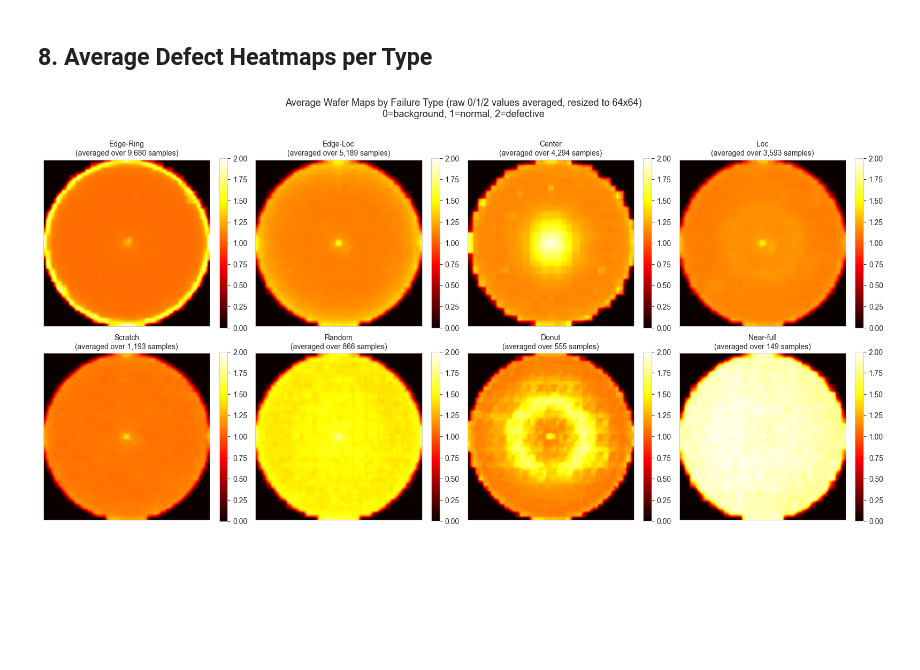
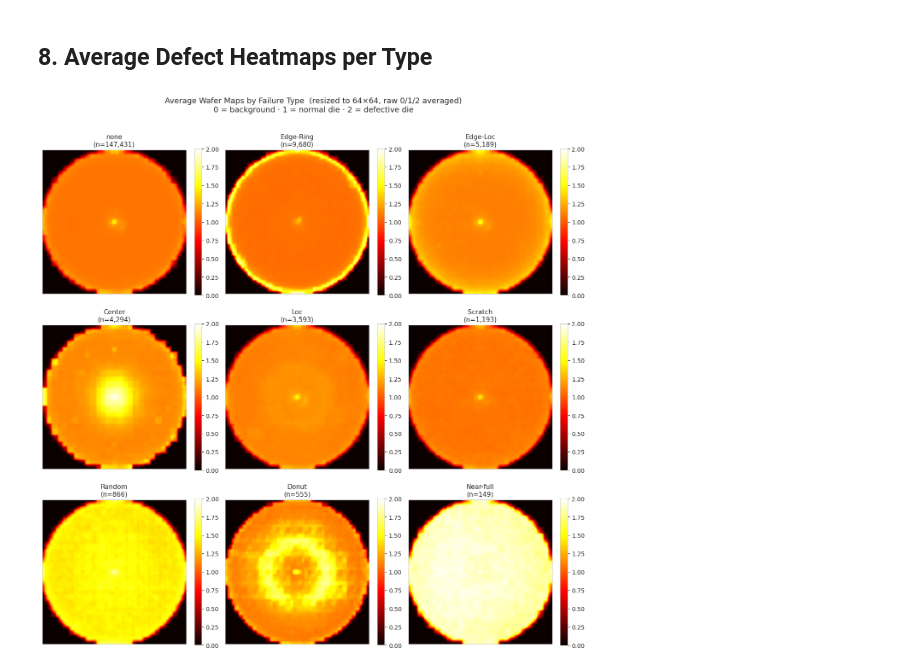
Before and after one commit to DrZhora/WM-811K_wafer_map, a Jupyter notebook: EDA.ipynb, the cells around one changed output. Cells and saved outputs as stored; diff of their text form; code cells hidden in the pictures; blank space fills up the shorter version.

```diff
--- a/EDA.ipynb
+++ b/EDA.ipynb
@@ -235,51 +235,45 @@ plt.show()
 # %% [markdown]
 ## 8. Average Defect Heatmaps per Type
 # %%
-# Resize all wafer maps to a common size and compute average heatmaps
 from scipy.ndimage import zoom
 
 TARGET_SIZE = 64
 
 def resize_wafer(wmap, target=TARGET_SIZE):
-    """Resize wafer map to target x target using nearest interpolation."""
     if not hasattr(wmap, 'shape') or len(wmap.shape) < 2 or wmap.shape[0] == 0 or wmap.shape[1] == 0:
         return None
     h, w = wmap.shape
-    zh, zw = target / h, target / w
-    return zoom(wmap, (zh, zw), order=0)
+    return zoom(wmap, (target / h, target / w), order=0)
 
-# Compute average wafer maps per type (averaging raw 0/1/2 values)
-defect_order = labeled_counts.index.tolist()
-fig, axes = plt.subplots(2, 4, figsize=(16, 8))
+# All 9 classes (8 defect types + none), sorted by frequency
+all_counts = df.loc[~df['failure_label'].isin(['unknown', '']), 'failure_label'].value_counts()
+defect_order = all_counts.index.tolist()   # 9 classes
+
+fig, axes = plt.subplots(3, 3, figsize=(13, 13))
 axes = axes.flatten()
 
 for i, dtype in enumerate(defect_order):
-    if i >= len(axes):
-        break
     subset = df[df['failure_label'] == dtype]
 
     heatmap = np.zeros((TARGET_SIZE, TARGET_SIZE))
     count = 0
     for _, row in subset.iterrows():
         resized = resize_wafer(row['waferMap'])
         if resized is not None:
             heatmap += resized.astype(float)
             count += 1
 
     if count > 0:
         heatmap /= count
 
     im = axes[i].imshow(heatmap, cmap='hot', interpolation='bilinear', vmin=0, vmax=2)
-    axes[i].set_title(f"{dtype}\n(averaged over {count:,} samples)", fontsize=10)
+    axes[i].set_title(f"{dtype}\n(n={count:,})", fontsize=11)
     axes[i].set_xticks([])
     axes[i].set_yticks([])
     plt.colorbar(im, ax=axes[i], fraction=0.046)
 
-for j in range(len(defect_order), len(axes)):
-    axes[j].set_visible(False)
-
-plt.suptitle("Average Wafer Maps by Failure Type (raw 0/1/2 values averaged, resized to 64x64)\n0=background, 1=normal, 2=defective", fontsize=13, y=1.02)
+plt.suptitle("Average Wafer Maps by Failure Type  (resized to 64×64, raw 0/1/2 averaged)\n0 = background · 1 = normal die · 2 = defective die", fontsize=13, y=1.01)
 plt.tight_layout()
 plt.show()
 # %% [output]
-[figure, old version]
+[figure, new version]
```
Also changed, not shown: parts of 3 cells of this notebook.
